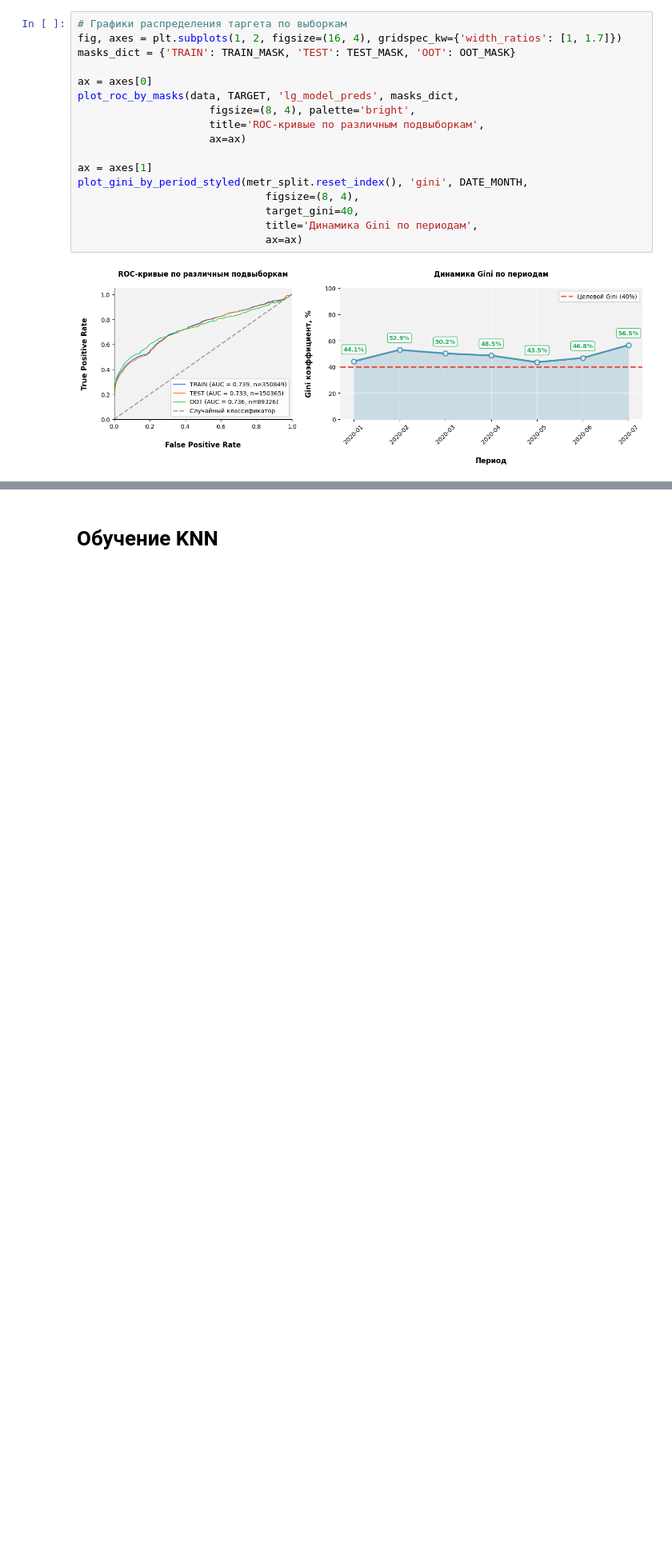
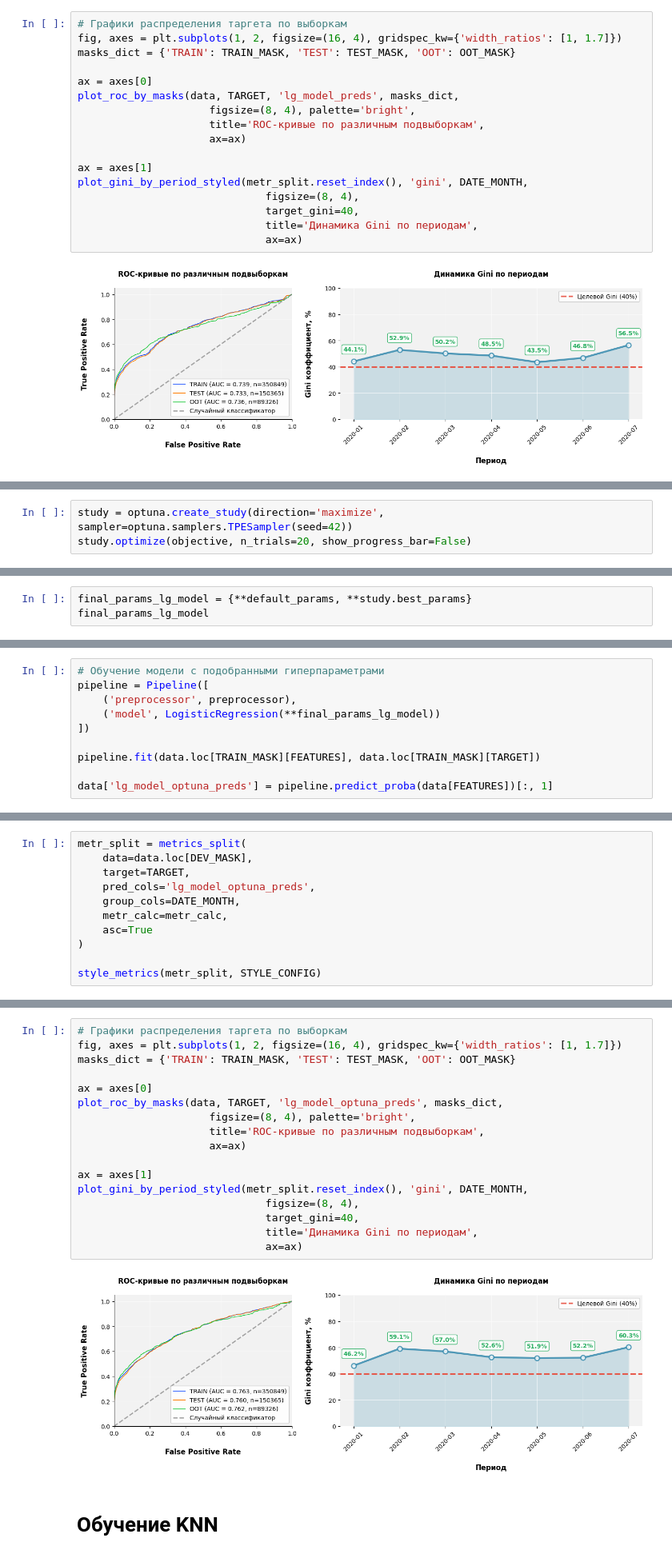
Before and after one commit to 25-77/Year_project, a Jupyter notebook: notebooks/3.1. Linear_models.ipynb, the cells around one changed output, grey strips where cells are left out. Shown at 80% size. Cells and saved outputs as stored; diff of their text form; blank space fills up the shorter version.

Commit message:
fixed svm-model and added optuna

```diff
--- a/notebooks/3.1. Linear_models.ipynb
+++ b/notebooks/3.1. Linear_models.ipynb
@@ -275,0 +302,3 @@ plot_gini_by_period_styled(metr_split.reset_index(), 'gini', DATE_MONTH,
+# %%
+study = optuna.create_study(direction='maximize', sampler=optuna.samplers.TPESampler(seed=42))
+study.optimize(objective, n_trials=20, show_progress_bar=False)
@@ -275,0 +323,3 @@ plot_gini_by_period_styled(metr_split.reset_index(), 'gini', DATE_MONTH,
+# %%
+final_params_lg_model = {**default_params, **study.best_params}
+final_params_lg_model
@@ -275,0 +336,10 @@ plot_gini_by_period_styled(metr_split.reset_index(), 'gini', DATE_MONTH,
+# %%
+# Обучение модели с подобранными гиперпараметрами
+pipeline = Pipeline([
+    ('preprocessor', preprocessor),
+    ('model', LogisticRegression(**final_params_lg_model))
+])
+
+pipeline.fit(data.loc[TRAIN_MASK][FEATURES], data.loc[TRAIN_MASK][TARGET])
+
+data['lg_model_optuna_preds'] = pipeline.predict_proba(data[FEATURES])[:, 1]
@@ -275,0 +364,11 @@ plot_gini_by_period_styled(metr_split.reset_index(), 'gini', DATE_MONTH,
+# %%
+metr_split = metrics_split(
+    data=data.loc[DEV_MASK],
+    target=TARGET,
+    pred_cols='lg_model_optuna_preds',
+    group_cols=DATE_MONTH,
+    metr_calc=metr_calc,
+    asc=True
+)
+
+style_metrics(metr_split, STYLE_CONFIG)
@@ -276,3 +385,22 @@ plot_gini_by_period_styled(metr_split.reset_index(), 'gini', DATE_MONTH,
+# %%
+# Графики распределения таргета по выборкам
+fig, axes = plt.subplots(1, 2, figsize=(16, 4), gridspec_kw={'width_ratios': [1, 1.7]})
+masks_dict = {'TRAIN': TRAIN_MASK, 'TEST': TEST_MASK, 'OOT': OOT_MASK}
+
+ax = axes[0]
+plot_roc_by_masks(data, TARGET, 'lg_model_optuna_preds', masks_dict,
+                     figsize=(8, 4), palette='bright',
+                     title='ROC-кривые по различным подвыборкам',
+                     ax=ax)
+
+ax = axes[1]
+plot_gini_by_period_styled(metr_split.reset_index(), 'gini', DATE_MONTH,
+                              figsize=(8, 4),
+                              target_gini=40,
+                              title='Динамика Gini по периодам',
+                              ax=ax)
+# %% [output]
+[figure, added]
 # %% [markdown]
 # Обучение KNN
 # %%
```
Also changed, not shown: parts of 35 cells of this notebook.
